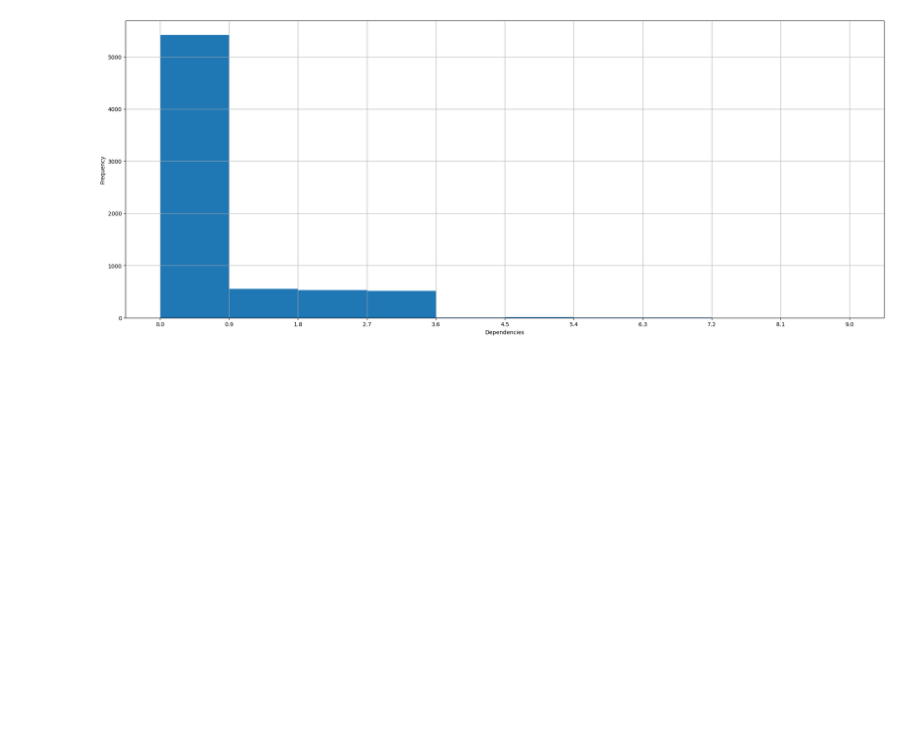
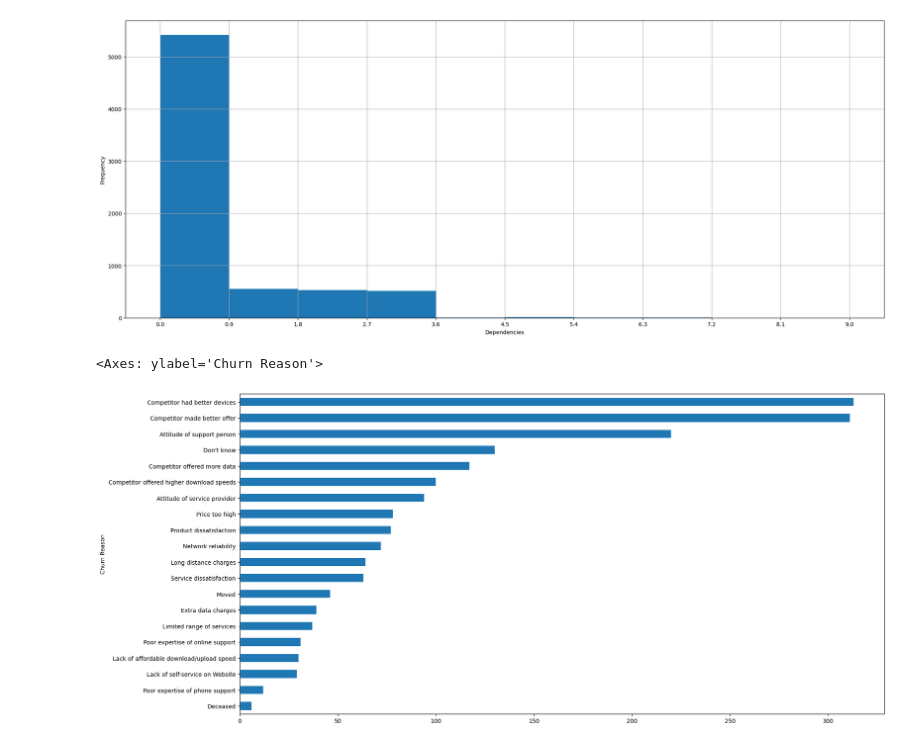
Before and after one commit to Seenuprime/Data-Analytics, a Jupyter notebook: Customer_churn.ipynb, the cells around one changed output. Cells and saved outputs as stored; diff of their text form; code cells hidden in the pictures; blank space fills up the shorter version.

```diff
--- a/Customer_churn.ipynb
+++ b/Customer_churn.ipynb
@@ -108,3 +130,9 @@ plt.xlabel('Dependencies')
 # %% [output]
 Text(0.5, 58.7222222222222, 'Dependencies')
 [figure]
+# %%
+plt.figure(figsize=(20, 10))
+df['Churn Reason'].value_counts().sort_values().plot(kind='barh')
+# %% [output]
+<Axes: ylabel='Churn Reason'>
+[figure, added]
```
Also changed, not shown: parts of 24 cells of this notebook.
